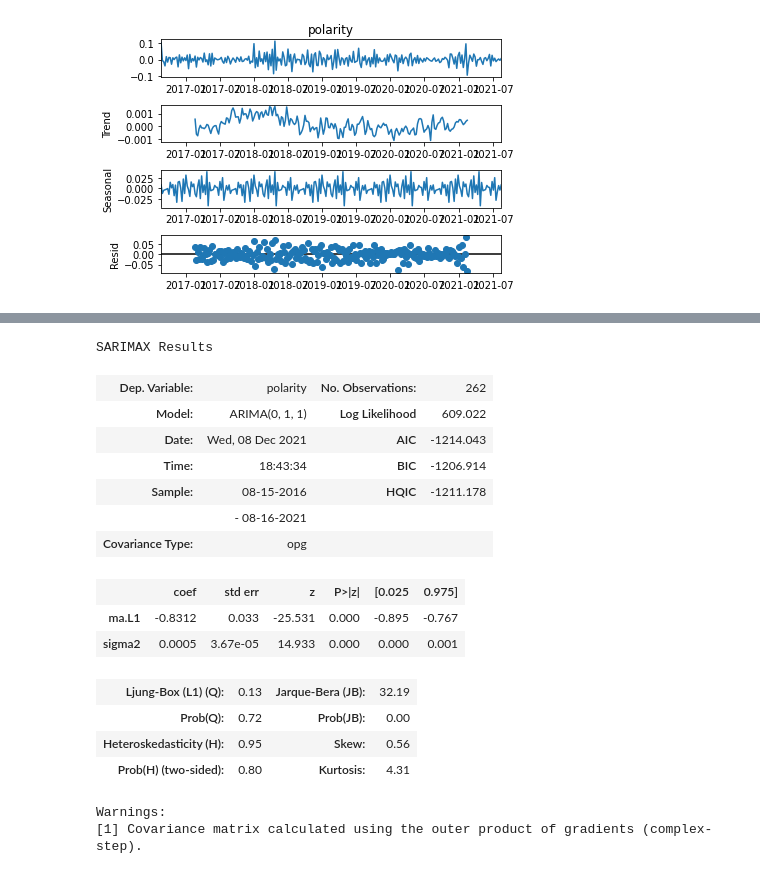
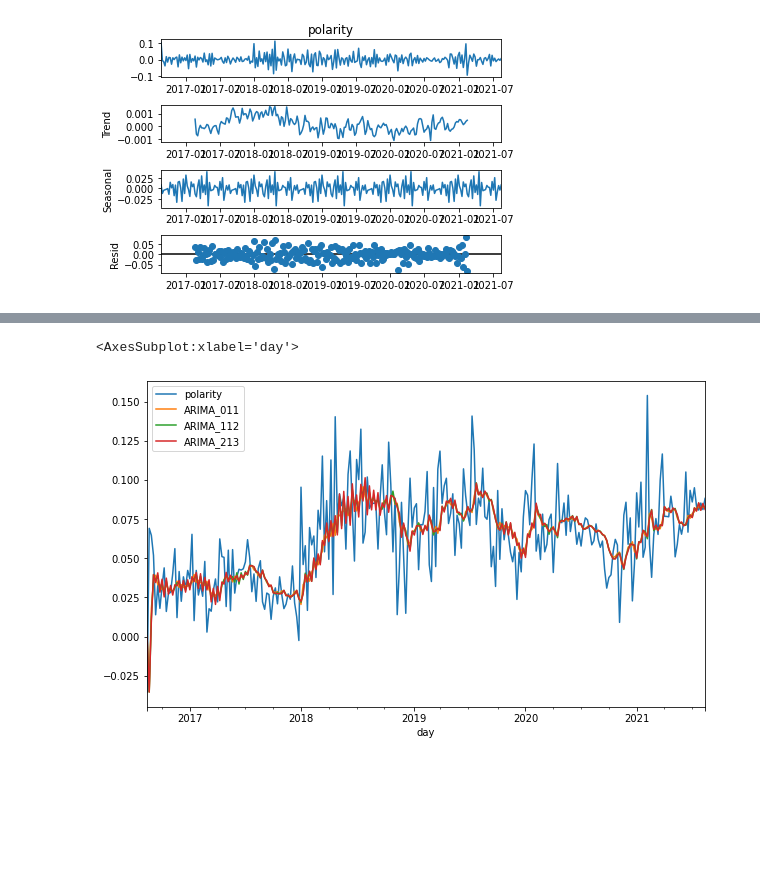
Before and after one commit to JulienF-Q/PBHLTH132, a Jupyter notebook: ph_notebook.ipynb, the cells around one changed output, grey strips where cells are left out. Drawn from its saved outputs; the diff is of its cells as text; code cells hidden in the pictures; blank space fills up the shorter version.

```diff
--- a/ph_notebook.ipynb
+++ b/ph_notebook.ipynb
@@ -160,27 +161,15 @@ Warnings:
 ARIMA_001 = ARIMA(data_per_week.polarity, order= (0,0,1)).fit()
 ARIMA_011 = ARIMA(data_per_week.polarity, order= (0,1,1)).fit()
 ARIMA_112 = ARIMA(data_per_week.polarity, order= (1,1,2)).fit()
-ARIMA_011.summary()
+ARIMA_213 = ARIMA(data_per_week.polarity, order= (2,1,3)).fit()
-# %% [output]
-SARIMAX Results
-| Dep. Variable: | polarity | No. Observations: | 262 |
-| Model: | ARIMA(0, 1, 1) | Log Likelihood | 609.022 |
-| Date: | Wed, 08 Dec 2021 | AIC | -1214.043 |
-| Time: | 18:43:34 | BIC | -1206.914 |
-| Sample: | 08-15-2016 | HQIC | -1211.178 |
-|  | - 08-16-2021 |  |  |
-| Covariance Type: | opg |  |  |
-|  | coef | std err | z | P>|z| | [0.025 | 0.975] |
-| ma.L1 | -0.8312 | 0.033 | -25.531 | 0.000 | -0.895 | -0.767 |
-| sigma2 | 0.0005 | 3.67e-05 | 14.933 | 0.000 | 0.000 | 0.001 |
-| Ljung-Box (L1) (Q): | 0.13 | Jarque-Bera (JB): | 32.19 |
-| Prob(Q): | 0.72 | Prob(JB): | 0.00 |
-| Heteroskedasticity (H): | 0.95 | Skew: | 0.56 |
-| Prob(H) (two-sided): | 0.80 | Kurtosis: | 4.31 |
-Warnings:
-[1] Covariance matrix calculated using the outer product of gradients (complex-step).
 # %%
 start, end = data_per_week.index[0], data_per_week.index[-1]
 
 data_per_week['ARIMA_011'] = ARIMA_011.predict(start, end)
 data_per_week['ARIMA_112'] = ARIMA_112.predict(start, end)
+data_per_week['ARIMA_213'] = ARIMA_213.predict(start, end)
+
+data_per_week[["polarity", "ARIMA_011", "ARIMA_112", "ARIMA_213"]].plot(figsize=(10, 6))
+# %% [output]
+<AxesSubplot:xlabel='day'>
+[figure, added]
```
Also changed, not shown: parts of 16 cells of this notebook.
